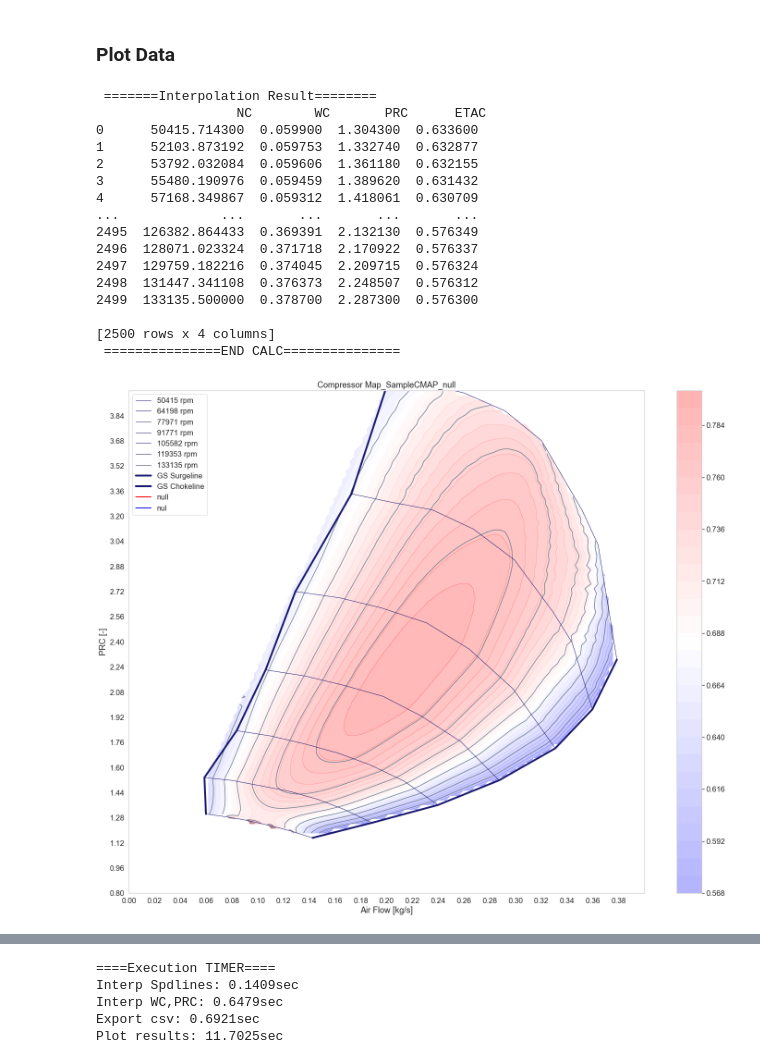
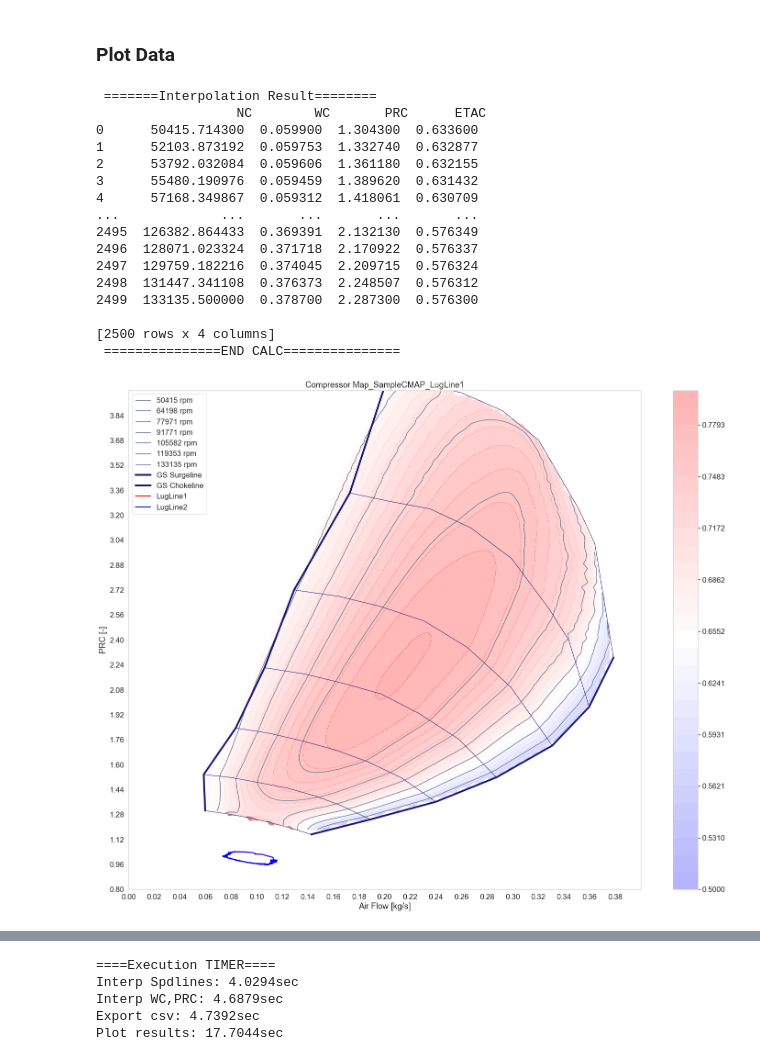
Before and after one commit to Gertrud-Violett/TurboTools, a Jupyter notebook: CompressorMapPlot/CompressorMapPlotCV_v3.ipynb, the cells around one changed output, grey strips where cells are left out. Saved outputs shown, nothing was run; the diff lists cells and outputs as text; code cells hidden in the pictures.

Commit message:
fix range bug. added levels to Comp Map Plot

```diff
--- a/CompressorMapPlot/CompressorMapPlotCV_v3.ipynb
+++ b/CompressorMapPlot/CompressorMapPlotCV_v3.ipynb
@@ -265,10 +265,10 @@ def Interpolate_plot(df,data,color,xlim,ylmin,ylmax,etamin,etamax,elevation,azim
     Z = interpolate.griddata((y,x),z,(Y,X),method='cubic')
 
     plt.figure(0)
-    plt.contourf(X,Y,Z, 30 ,cmap='bwr',alpha=0.3)
+    plt.contourf(X,Y,Z, 30 ,cmap='bwr',alpha=0.3,levels = np.linspace(etamin, etamax, 30))
     plt.colorbar()
     #plt.imshow(Z, extent=[x.min(),x.max(),y.min(),y.max()], origin='lower' ,cmap='bwr', aspect=0.1)
-    plt.contour(X,Y,Z, 10 ,colors='slategrey')
+    plt.contour(X,Y,Z, 10 ,colors='slategrey',levels = np.linspace(etamin, etamax, 10))
 
     #=========Plotting Others===========
     #Plot map speedlines
@@ -489,36 +489,36 @@ def all_datas_plot(cmap,data,color,xlim,ylmin,ylmax,etamin,etamax,elevation,azim
 cmapname = "SampleCMAP"  #map name
 #cmapname = "cmap_2"  #.txt map name
 #cmap_n = "cmap_2" #.csv file for compressor map
-name = ['null','nul'] #.csv file for data sets (list)
+name = ['LugLine1','LugLine2'] #.csv file for data sets (list)
 color = ['red','blue'] #plotting color for data sets (list)
 
 #===============Option 1 (Curve fit Plotting)====================
 #DEFAULT INPUT: Interpolate_plot(map_array(cmapname),name,color, 0.4,0.8,4.0,0.5,0.8,60,150,50)
 #Syntax: map name, dataset(list), color(list), xrange(air flow max), yrange(PRCmin, PRCmax), yrange(etamin,etamax)3D (elevation, azimuth), pitch(no. for interpolation)
 
 Interpolate_plot(map_array(cmapname),name,color, 0.4,0.8,4.0,0.5,0.8,60,150,50)
 
 
 #===============Option 2 (Discrete Plotting)====================
 #DEFAULT INPUT all_datas_plot(map_csv(cmap1),name,color, 2.0,2.0,12.0,0.6,0.9,20,150)
 #Syntax: map name, dataset(list), color(list), xrange(air flow max), yrange(PRCmin, PRCmax), yrange(etamin,etamax)3D (elevation, azimuth)
 
 #all_datas_plot(map_csv(cmap_n),name,color, 0.4,0.8,4.0,0.5,0.8,60,150)
 # %% [output]
  =======Interpolation Result========
                   NC        WC       PRC      ETAC
 0      50415.714300  0.059900  1.304300  0.633600
 1      52103.873192  0.059753  1.332740  0.632877
 2      53792.032084  0.059606  1.361180  0.632155
 3      55480.190976  0.059459  1.389620  0.631432
 4      57168.349867  0.059312  1.418061  0.630709
 ...             ...       ...       ...       ...
 2495  126382.864433  0.369391  2.132130  0.576349
 2496  128071.023324  0.371718  2.170922  0.576337
 2497  129759.182216  0.374045  2.209715  0.576324
 2498  131447.341108  0.376373  2.248507  0.576312
 2499  133135.500000  0.378700  2.287300  0.576300
 
 [2500 rows x 4 columns]
  ===============END CALC===============
-[figure, old version]
+[figure, new version]
@@ -526,6 +526,6 @@ Interpolate_plot(map_array(cmapname),name,color, 0.4,0.8,4.0,0.5,0.8,60,150,50)
 [figure]
 ====Execution TIMER====
-Interp Spdlines: 0.1409sec
-Interp WC,PRC: 0.6479sec
-Export csv: 0.6921sec
-Plot results: 11.7025sec
+Interp Spdlines: 4.0294sec
+Interp WC,PRC: 4.6879sec
+Export csv: 4.7392sec
+Plot results: 17.7044sec
```
Also changed, not shown: parts of 1 cell of this notebook, 1 other file.
